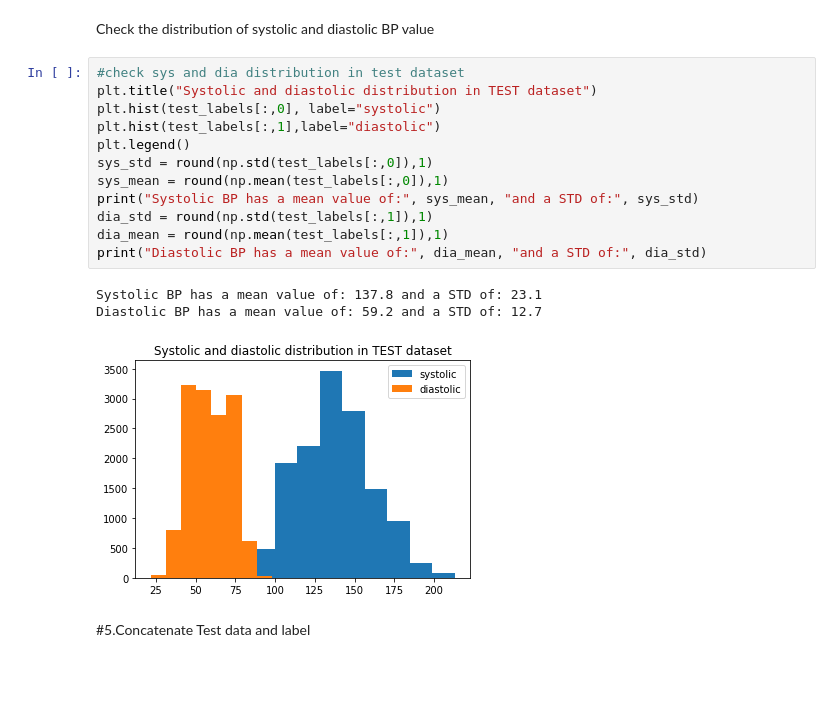
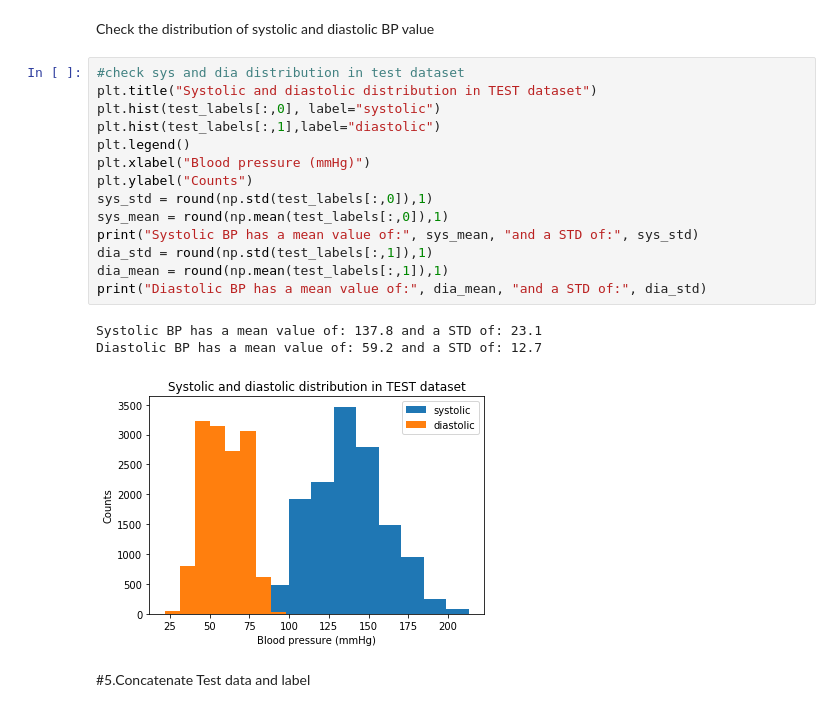
Before and after one commit to supertime1/BP_PPG, a Jupyter notebook: Data Processing/Prepare_train_val_test.ipynb, the cells around one changed output. Saved outputs shown, nothing was run; the diff lists cells and outputs as text; blank space fills up the shorter version.

```diff
--- a/Data Processing/Prepare_train_val_test.ipynb
+++ b/Data Processing/Prepare_train_val_test.ipynb
@@ -341,19 +345,21 @@ Check the distribution of systolic and diastolic BP value
 # %%
 #check sys and dia distribution in test dataset
 plt.title("Systolic and diastolic distribution in TEST dataset")
 plt.hist(test_labels[:,0], label="systolic")
 plt.hist(test_labels[:,1],label="diastolic")
 plt.legend()
+plt.xlabel("Blood pressure (mmHg)")
+plt.ylabel("Counts")
 sys_std = round(np.std(test_labels[:,0]),1)
 sys_mean = round(np.mean(test_labels[:,0]),1)
 print("Systolic BP has a mean value of:", sys_mean, "and a STD of:", sys_std)
 dia_std = round(np.std(test_labels[:,1]),1)
 dia_mean = round(np.mean(test_labels[:,1]),1)
 print("Diastolic BP has a mean value of:", dia_mean, "and a STD of:", dia_std)
 # %% [output]
 Systolic BP has a mean value of: 137.8 and a STD of: 23.1
 Diastolic BP has a mean value of: 59.2 and a STD of: 12.7
-[figure, old version]
+[figure, new version]
 # %% [markdown]
 #5.Concatenate Test data and label
 # %%
```
Also changed, not shown: parts of 2 cells of this notebook.
